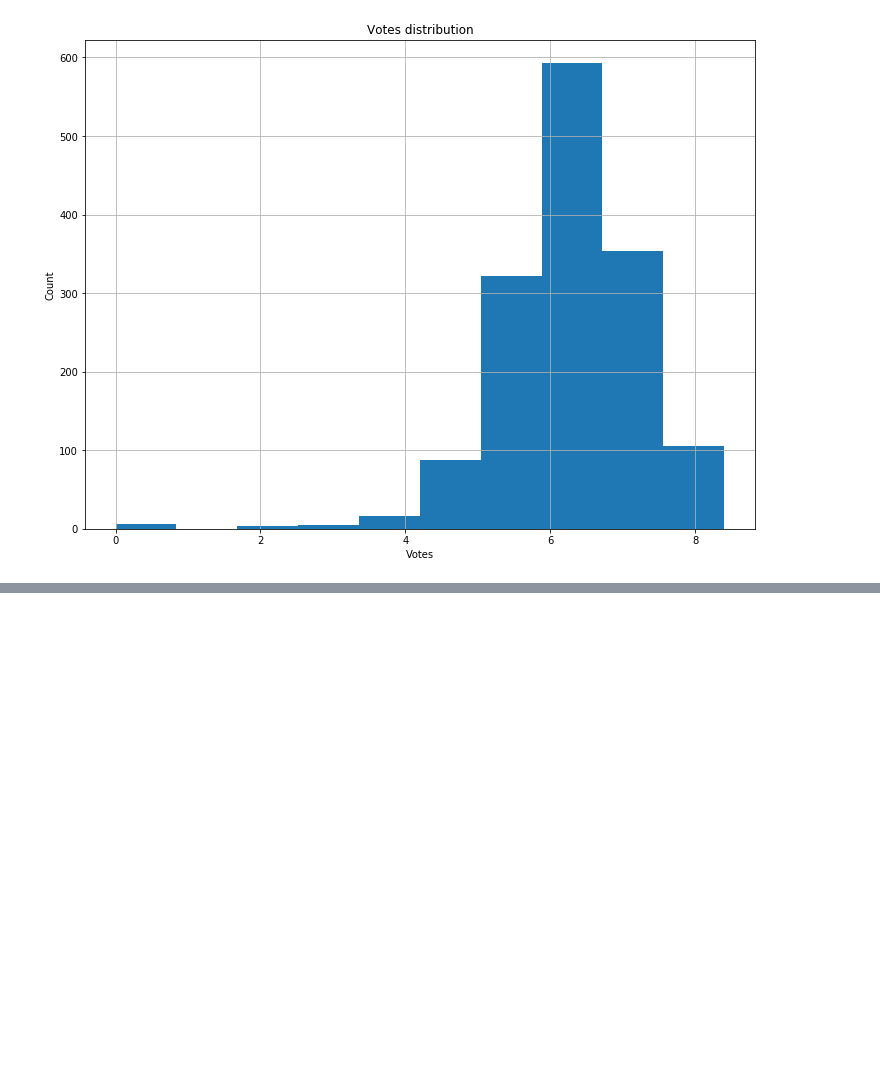
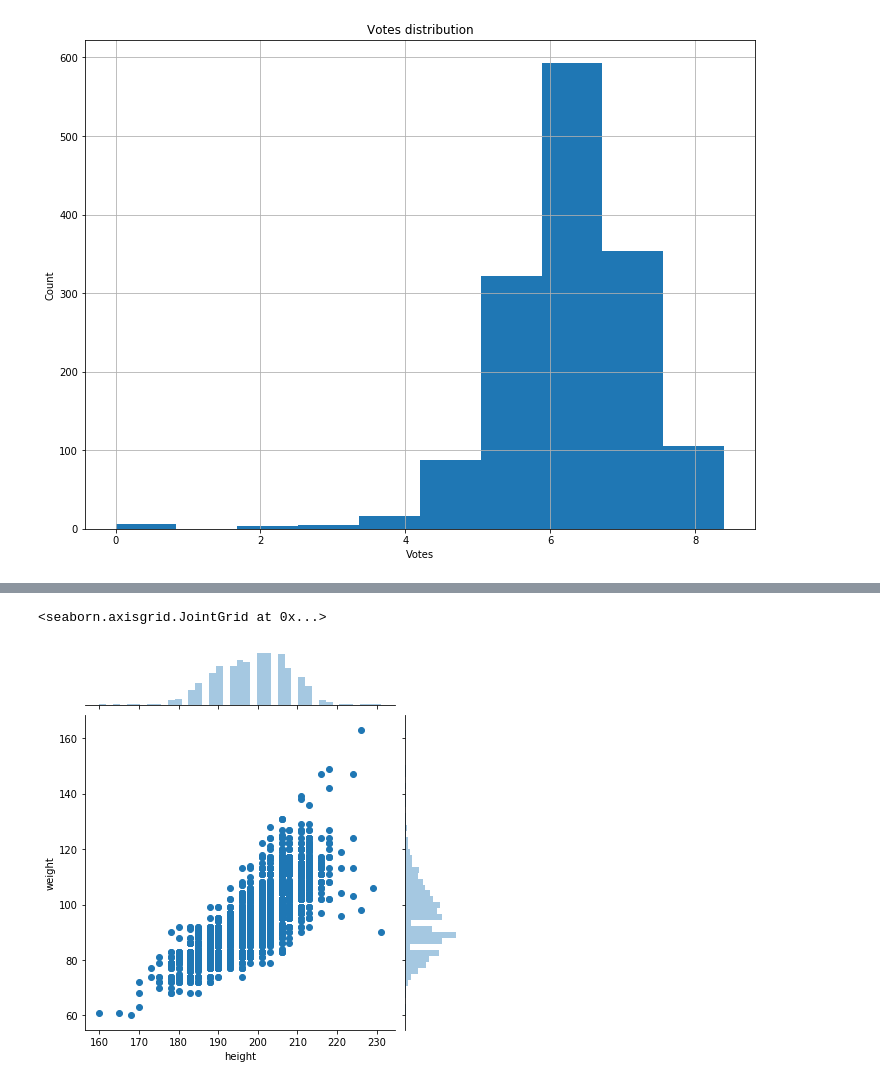
Before and after one commit to Fgenerator/NetologyHomeworks, a Jupyter notebook: Netology AdPy Data Analysis 2/imdb/Untitled.ipynb, the cells around one changed output, grey strips where cells are left out. Saved outputs shown, nothing was run; the diff lists cells and outputs as text; code cells hidden in the pictures; blank space fills up the shorter version.

```diff
--- a/Netology AdPy Data Analysis 2/imdb/Untitled.ipynb
+++ b/Netology AdPy Data Analysis 2/imdb/Untitled.ipynb
@@ -137,0 +194,3 @@ df3.iloc[0].iloc[2]
+# %%
+df4 = df4.dropna()
+print(df4.shape)
@@ -137,0 +215,7 @@ df3.iloc[0].iloc[2]
+# %%
+sns.jointplot(x='height', y='weight',
+              data=df4, kind='scatter')
+#Взаимосвязь роста и веса у баскетболистов. Очевидно, чем больше рост, тем больше
+# %% [output]
+<seaborn.axisgrid.JointGrid at 0x...>
+[figure, added]
```
Also changed, not shown: parts of 12 cells of this notebook, 2 other files.
